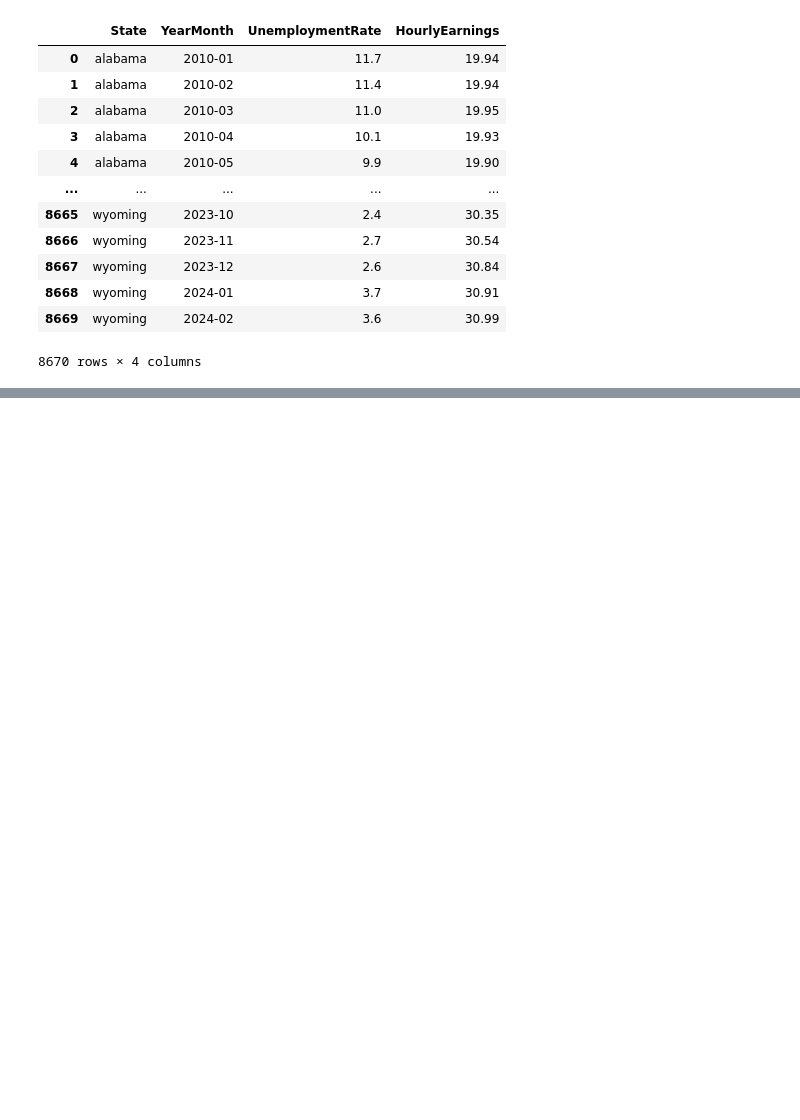
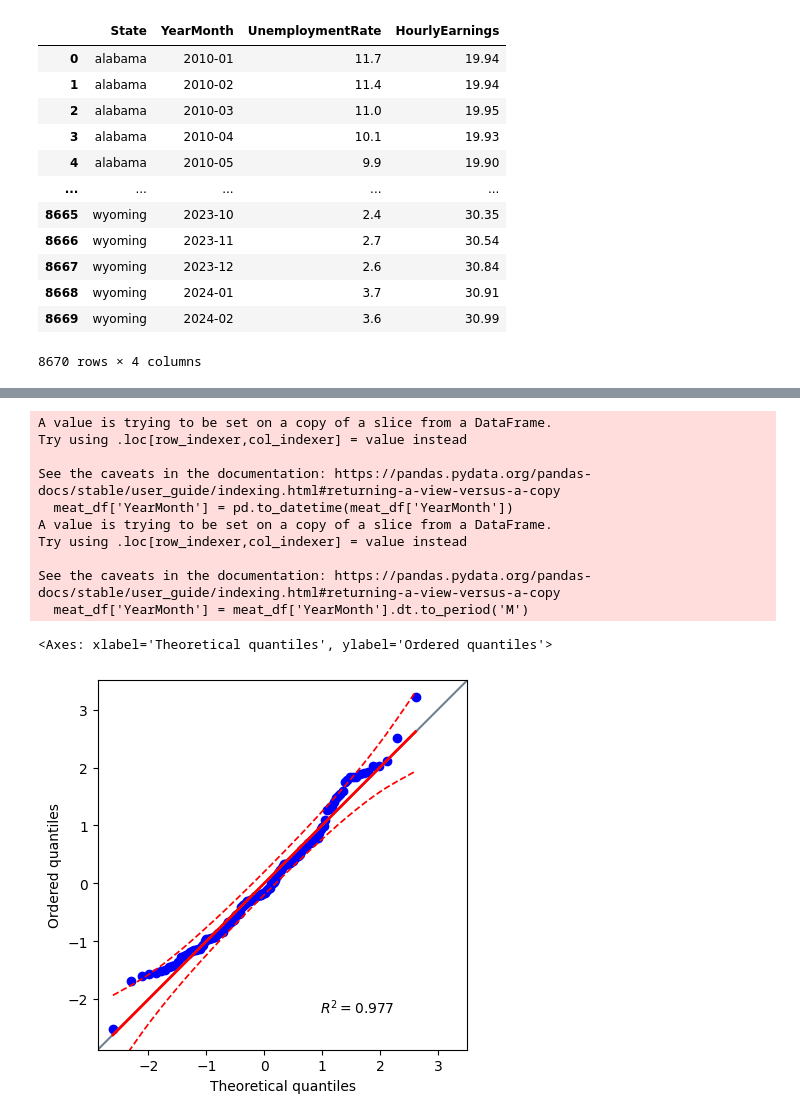
Before and after one commit to SAT-Enjoyers/citadel-datathon, a Jupyter notebook: eda/analyse_meat_hourly_rate.ipynb, the cells around one changed output, grey strips where cells are left out. Saved outputs shown, nothing was run; the diff lists cells and outputs as text; code cells hidden in the pictures; blank space fills up the shorter version.

```diff
--- a/eda/analyse_meat_hourly_rate.ipynb
+++ b/eda/analyse_meat_hourly_rate.ipynb
@@ -131,20 +143,42 @@ meat_df
 # %%
 # #unemployment_rate = [9.63, 8.95, 8.07, 7.37, 6.17, 5.28, 4.87, 4.36, 3.90, 3.67, 8.05, 5.35, 3.61]
 # for state in unemployment_df['state'].unique():
 #     temp_df = unemployment_df[unemployment_df['state'] == state].copy()
 #     #temp_df['unemployment-rate'] = temp_df['below_poverty_line_percent']/temp_df['unemployment-rate']
 #     temp_df = temp_df.rename(columns={'unemployment-rate': f'{state}-unemployment-rate', 'below_poverty_line_percent': f"{state}-poverty-percent"})
 #     temp_df = temp_df.drop(columns=['state'])
 
 #     print(temp_df.columns)
 #     meat_df = pd.merge(meat_df, temp_df, on=['year-month'])
 
 #meat_df = meat_df[meat_df['year-month'].str.match(r'*-12')]
 # #print(new_df['unemployment_rate'].expanding().corr(new_df['S&P_growth']))
 for col in meat_df.columns[1:]:
     meat_df[col] = meat_df[col].pct_change()
 
 meat_df = meat_df.dropna()
+#to_plot = meat_df['national-hourly-earnings']
+meat_df
+meat_df['YearMonth'] = pd.to_datetime(meat_df['YearMonth'])
+meat_df['YearMonth'] = meat_df['YearMonth'].dt.to_period('M')
+#to_plot = meat_df[(meat_df['national-unemployment-rate'] < 0.5) & (meat_df['YearMonth'] < pd.Period('2020-01'))]['national-unemployment-rate']
+to_plot = meat_df['Pork']
+to_plot =(to_plot-to_plot.mean())/to_plot.std()
+#plt.hist(to_plot, bins=45)
+pg.qqplot(to_plot, dist='norm', confidence=.95)
+# %% [output]
+A value is trying to be set on a copy of a slice from a DataFrame.
+Try using .loc[row_indexer,col_indexer] = value instead
+
+See the caveats in the documentation: https://pandas.pydata.org/pandas-docs/stable/user_guide/indexing.html#returning-a-view-versus-a-copy
+  meat_df['YearMonth'] = pd.to_datetime(meat_df['YearMonth'])
+A value is trying to be set on a copy of a slice from a DataFrame.
+Try using .loc[row_indexer,col_indexer] = value instead
+
+See the caveats in the documentation: https://pandas.pydata.org/pandas-docs/stable/user_guide/indexing.html#returning-a-view-versus-a-copy
+  meat_df['YearMonth'] = meat_df['YearMonth'].dt.to_period('M')
+<Axes: xlabel='Theoretical quantiles', ylabel='Ordered quantiles'>
+[figure, added]
 # %%
 meat_df
 # %% [output]
```
Also changed, not shown: parts of 6 cells of this notebook, 1 other file.
